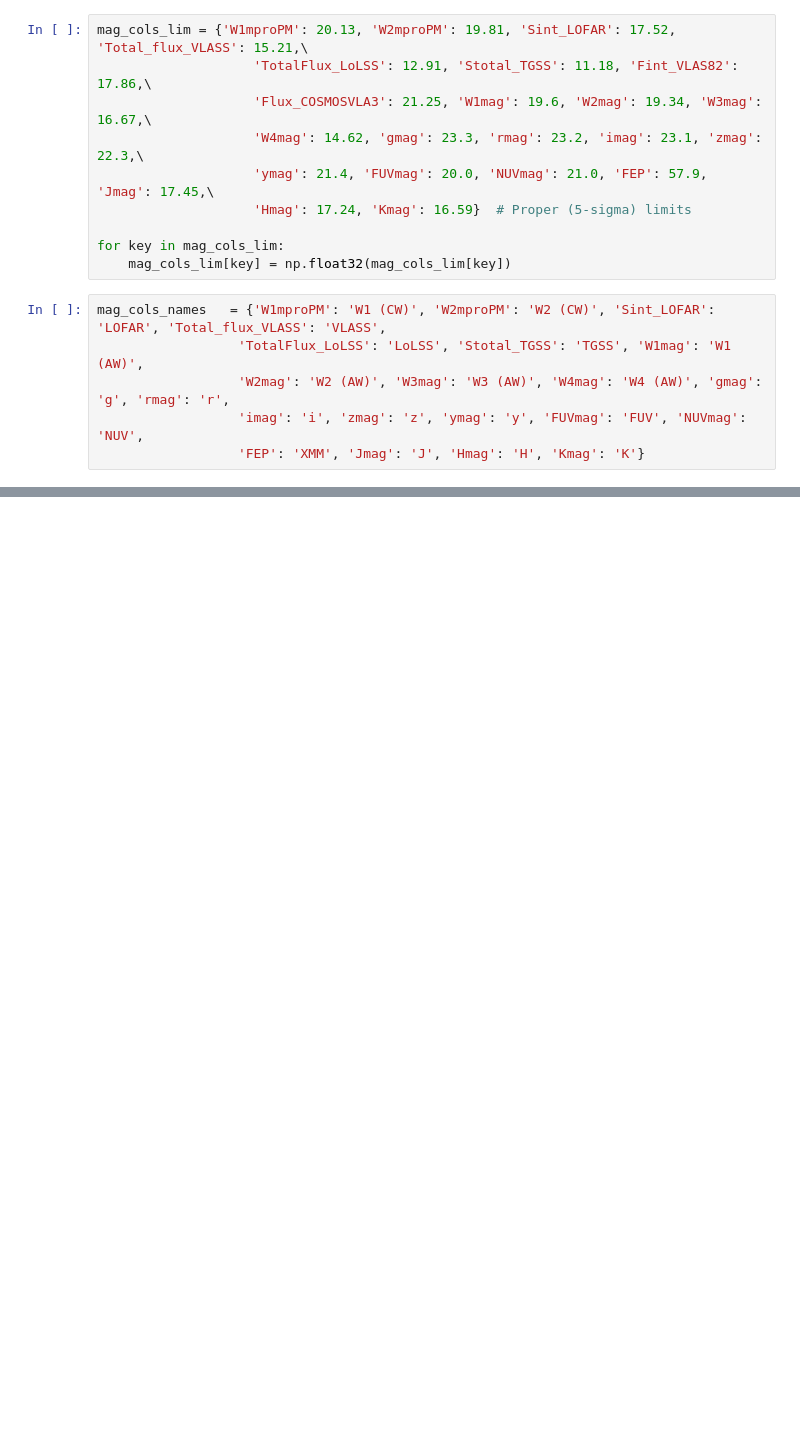
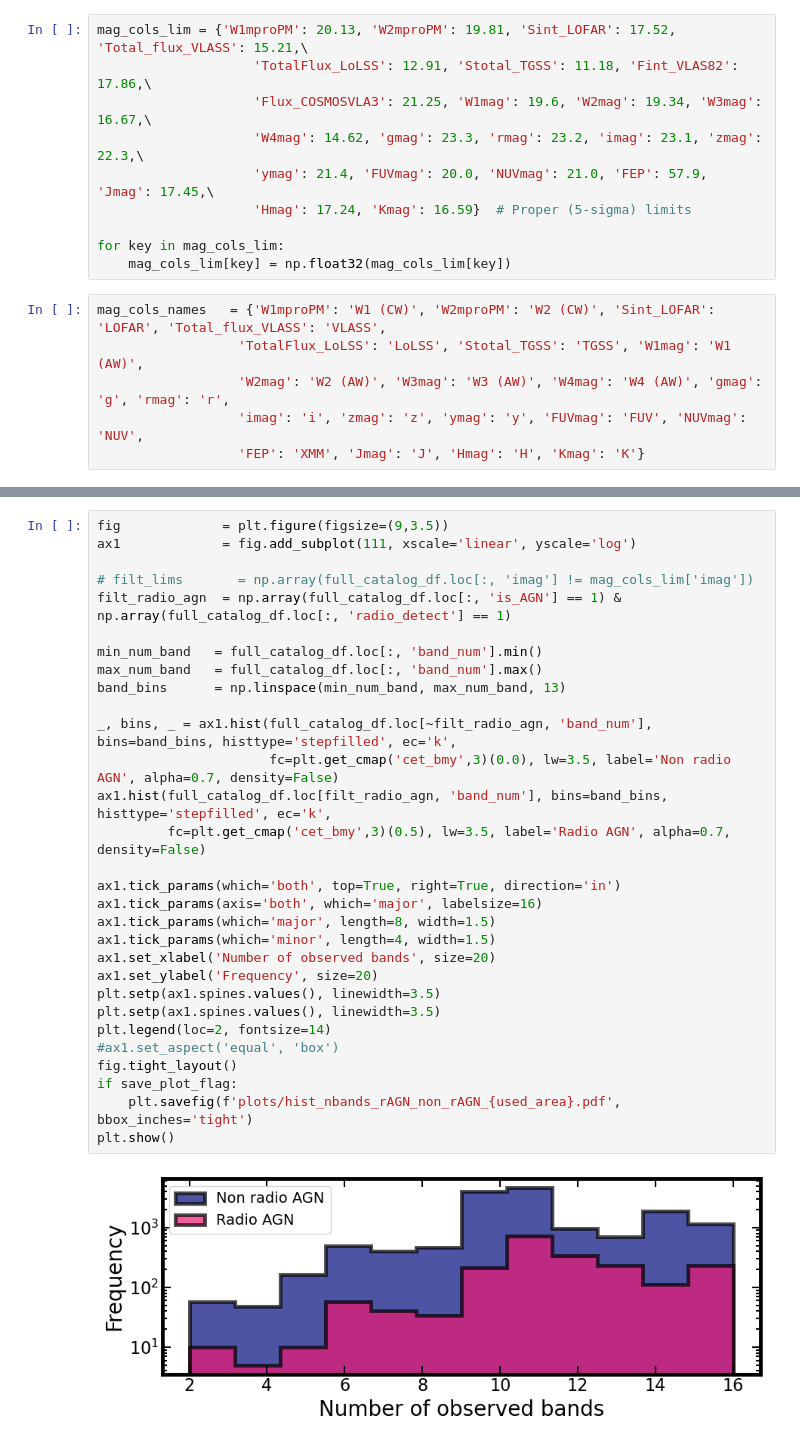
Before and after one commit to racarvajal/Pipeline_RG_z_ML, a Jupyter notebook: describe_data.ipynb, the cells around one changed output, grey strips where cells are left out. Cells and saved outputs as stored; diff of their text form; blank space fills up the shorter version.

```diff
--- a/describe_data.ipynb
+++ b/describe_data.ipynb
@@ -186,0 +342,32 @@ plt.show()
+# %%
+fig             = plt.figure(figsize=(9,3.5))
+ax1             = fig.add_subplot(111, xscale='linear', yscale='log')
+
+# filt_lims       = np.array(full_catalog_df.loc[:, 'imag'] != mag_cols_lim['imag'])
+filt_radio_agn  = np.array(full_catalog_df.loc[:, 'is_AGN'] == 1) & np.array(full_catalog_df.loc[:, 'radio_detect'] == 1)
+
+min_num_band   = full_catalog_df.loc[:, 'band_num'].min()
+max_num_band   = full_catalog_df.loc[:, 'band_num'].max()
+band_bins      = np.linspace(min_num_band, max_num_band, 13)
+
+_, bins, _ = ax1.hist(full_catalog_df.loc[~filt_radio_agn, 'band_num'], bins=band_bins, histtype='stepfilled', ec='k',
+                      fc=plt.get_cmap('cet_bmy',3)(0.0), lw=3.5, label='Non radio AGN', alpha=0.7, density=False)
+ax1.hist(full_catalog_df.loc[filt_radio_agn, 'band_num'], bins=band_bins, histtype='stepfilled', ec='k',
+         fc=plt.get_cmap('cet_bmy',3)(0.5), lw=3.5, label='Radio AGN', alpha=0.7, density=False)
+
+ax1.tick_params(which='both', top=True, right=True, direction='in')
+ax1.tick_params(axis='both', which='major', labelsize=16)
+ax1.tick_params(which='major', length=8, width=1.5)
+ax1.tick_params(which='minor', length=4, width=1.5)
+ax1.set_xlabel('Number of observed bands', size=20)
+ax1.set_ylabel('Frequency', size=20)
+plt.setp(ax1.spines.values(), linewidth=3.5)
+plt.setp(ax1.spines.values(), linewidth=3.5)
+plt.legend(loc=2, fontsize=14)
+#ax1.set_aspect('equal', 'box')
+fig.tight_layout()
+if save_plot_flag:
+    plt.savefig(f'plots/hist_nbands_rAGN_non_rAGN_{used_area}.pdf', bbox_inches='tight')
+plt.show()
+# %% [output]
+[figure, added]
```
Also changed, not shown: parts of 15 cells of this notebook.
